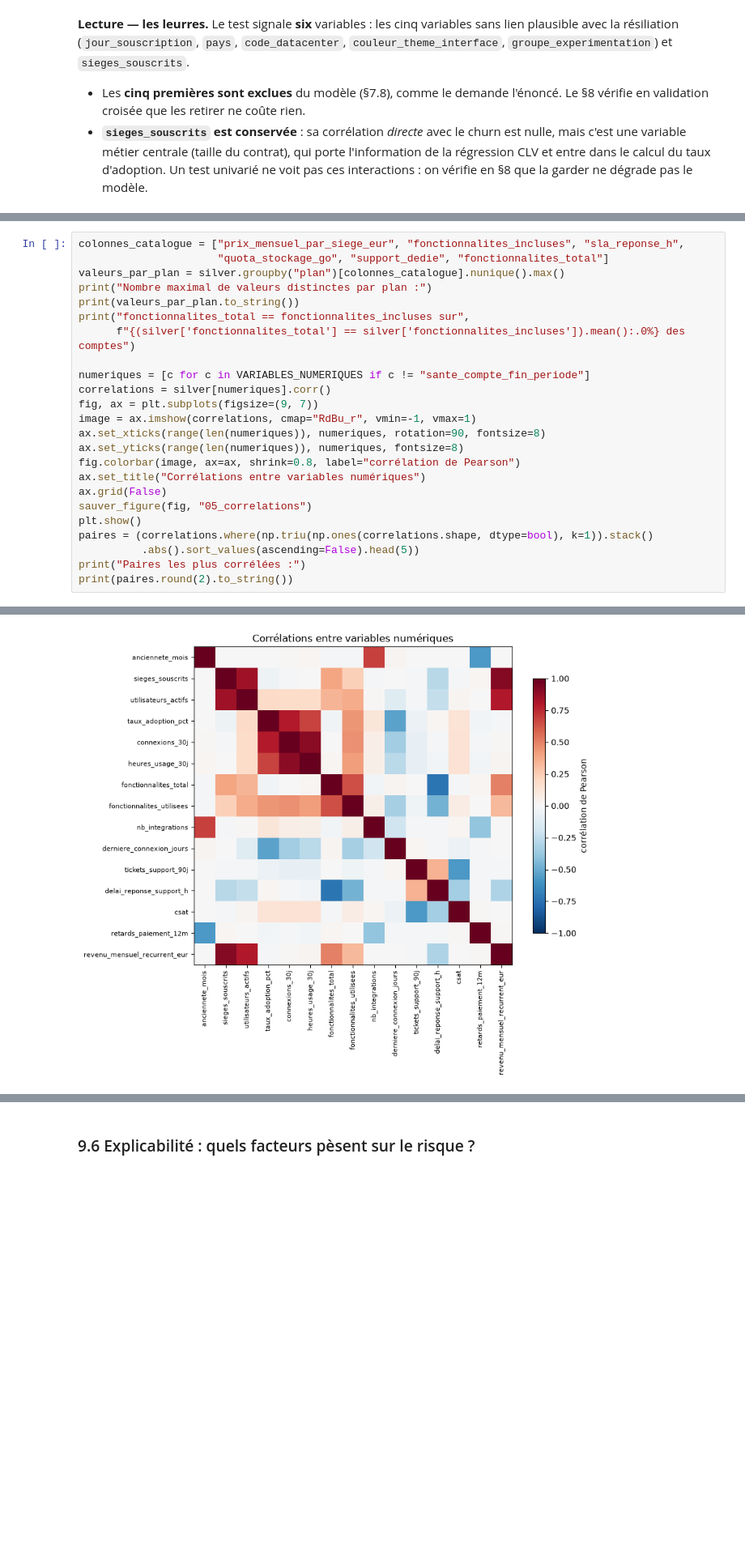
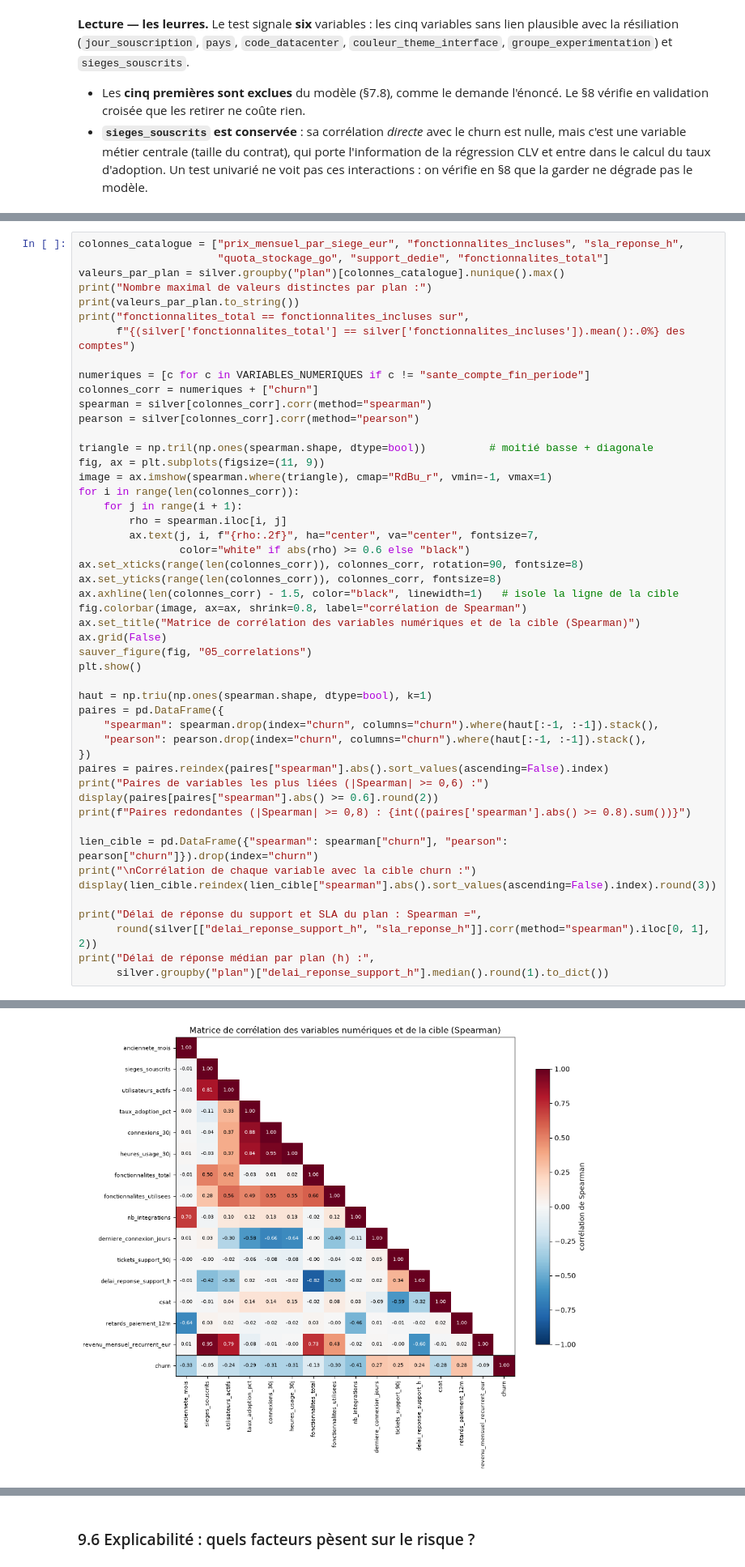
Before and after one commit to guillaumesaidani-coder/churn_saas, a Jupyter notebook: reports/notebooks/notebook_certifiant_churn_saas.ipynb, the cells around one changed output, grey strips where cells are left out. Shown at 81% size. Saved outputs shown, nothing was run; the diff lists cells and outputs as text; blank space fills up the shorter version.

```diff
--- a/reports/notebooks/notebook_certifiant_churn_saas.ipynb
+++ b/reports/notebooks/notebook_certifiant_churn_saas.ipynb
@@ -833,34 +1153,59 @@ modèle linéaire : ses coefficients deviennent instables et difficiles à inter
 # %%
 colonnes_catalogue = ["prix_mensuel_par_siege_eur", "fonctionnalites_incluses", "sla_reponse_h",
                       "quota_stockage_go", "support_dedie", "fonctionnalites_total"]
 valeurs_par_plan = silver.groupby("plan")[colonnes_catalogue].nunique().max()
 print("Nombre maximal de valeurs distinctes par plan :")
 print(valeurs_par_plan.to_string())
 print("fonctionnalites_total == fonctionnalites_incluses sur",
       f"{(silver['fonctionnalites_total'] == silver['fonctionnalites_incluses']).mean():.0%} des comptes")
 
 numeriques = [c for c in VARIABLES_NUMERIQUES if c != "sante_compte_fin_periode"]
-correlations = silver[numeriques].corr()
-fig, ax = plt.subplots(figsize=(9, 7))
-image = ax.imshow(correlations, cmap="RdBu_r", vmin=-1, vmax=1)
-ax.set_xticks(range(len(numeriques)), numeriques, rotation=90, fontsize=8)
-ax.set_yticks(range(len(numeriques)), numeriques, fontsize=8)
-fig.colorbar(image, ax=ax, shrink=0.8, label="corrélation de Pearson")
-ax.set_title("Corrélations entre variables numériques")
+colonnes_corr = numeriques + ["churn"]
+spearman = silver[colonnes_corr].corr(method="spearman")
+pearson = silver[colonnes_corr].corr(method="pearson")
+
+triangle = np.tril(np.ones(spearman.shape, dtype=bool))          # moitié basse + diagonale
+fig, ax = plt.subplots(figsize=(11, 9))
+image = ax.imshow(spearman.where(triangle), cmap="RdBu_r", vmin=-1, vmax=1)
+for i in range(len(colonnes_corr)):
+    for j in range(i + 1):
+        rho = spearman.iloc[i, j]
+        ax.text(j, i, f"{rho:.2f}", ha="center", va="center", fontsize=7,
+                color="white" if abs(rho) >= 0.6 else "black")
+ax.set_xticks(range(len(colonnes_corr)), colonnes_corr, rotation=90, fontsize=8)
+ax.set_yticks(range(len(colonnes_corr)), colonnes_corr, fontsize=8)
+ax.axhline(len(colonnes_corr) - 1.5, color="black", linewidth=1)   # isole la ligne de la cible
+fig.colorbar(image, ax=ax, shrink=0.8, label="corrélation de Spearman")
+ax.set_title("Matrice de corrélation des variables numériques et de la cible (Spearman)")
 ax.grid(False)
 sauver_figure(fig, "05_correlations")
 plt.show()
-paires = (correlations.where(np.triu(np.ones(correlations.shape, dtype=bool), k=1)).stack()
-          .abs().sort_values(ascending=False).head(5))
-print("Paires les plus corrélées :")
-print(paires.round(2).to_string())
+
+haut = np.triu(np.ones(spearman.shape, dtype=bool), k=1)
+paires = pd.DataFrame({
+    "spearman": spearman.drop(index="churn", columns="churn").where(haut[:-1, :-1]).stack(),
+    "pearson": pearson.drop(index="churn", columns="churn").where(haut[:-1, :-1]).stack(),
+})
+paires = paires.reindex(paires["spearman"].abs().sort_values(ascending=False).index)
+print("Paires de variables les plus liées (|Spearman| >= 0,6) :")
+display(paires[paires["spearman"].abs() >= 0.6].round(2))
+print(f"Paires redondantes (|Spearman| >= 0,8) : {int((paires['spearman'].abs() >= 0.8).sum())}")
+
+lien_cible = pd.DataFrame({"spearman": spearman["churn"], "pearson": pearson["churn"]}).drop(index="churn")
+print("\nCorrélation de chaque variable avec la cible churn :")
+display(lien_cible.reindex(lien_cible["spearman"].abs().sort_values(ascending=False).index).round(3))
+
+print("Délai de réponse du support et SLA du plan : Spearman =",
+      round(silver[["delai_reponse_support_h", "sla_reponse_h"]].corr(method="spearman").iloc[0, 1], 2))
+print("Délai de réponse médian par plan (h) :",
+      silver.groupby("plan")["delai_reponse_support_h"].median().round(1).to_dict())
 # %% [output]
 Nombre maximal de valeurs distinctes par plan :
 prix_mensuel_par_siege_eur    1
 fonctionnalites_incluses      1
 sla_reponse_h                 1
 quota_stockage_go             1
 support_dedie                 1
 fonctionnalites_total         1
 fonctionnalites_total == fonctionnalites_incluses sur 100% des comptes
-[figure, old version]
+[figure, new version]
```
Also changed, not shown: parts of 114 cells of this notebook, 23 other files.
